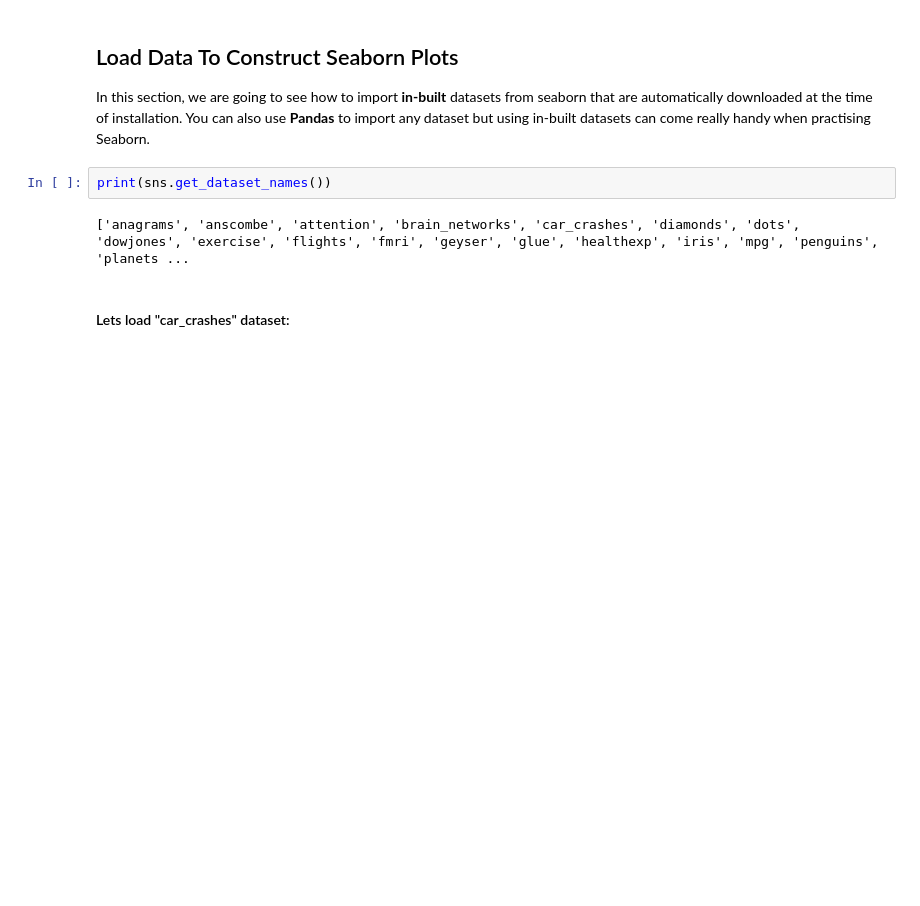
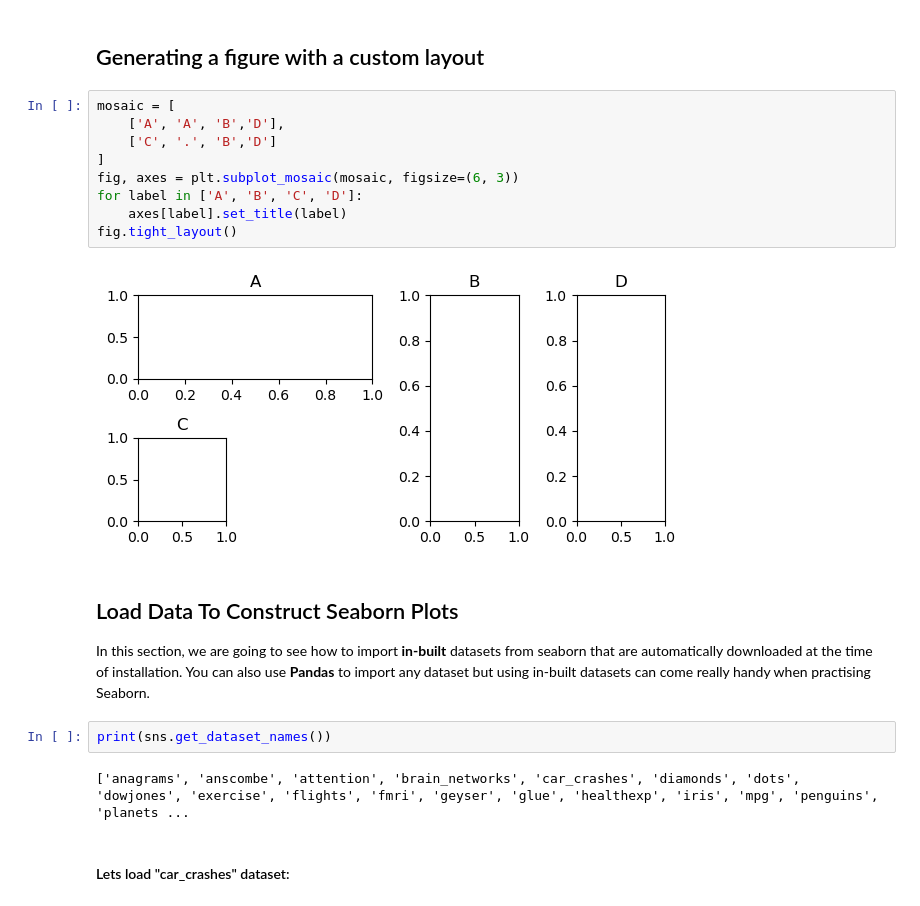
Before and after one commit to bionetslab/compbiol, a Jupyter notebook: python-intro/4_visualization_with_seaborn.ipynb, the cells around one changed output. Saved outputs shown, nothing was run; the diff lists cells and outputs as text; blank space fills up the shorter version.

```diff
--- a/python-intro/4_visualization_with_seaborn.ipynb
+++ b/python-intro/4_visualization_with_seaborn.ipynb
@@ -46,3 +49,16 @@ Matplotlib has a comprehensive and powerful API; just about any attribute of the
+# %% [markdown]
+## Generating a figure with a custom layout
+# %%
+mosaic = [
+    ['A', 'A', 'B','D'],
+    ['C', '.', 'B','D']
+]
+fig, axes = plt.subplot_mosaic(mosaic, figsize=(6, 3))
+for label in ['A', 'B', 'C', 'D']:
+    axes[label].set_title(label)
+fig.tight_layout()
+# %% [output]
+[figure, added]
 # %% [markdown]
 ## Load Data To Construct Seaborn Plots
 
```
Also changed, not shown: parts of 15 cells of this notebook, 47 other files.
